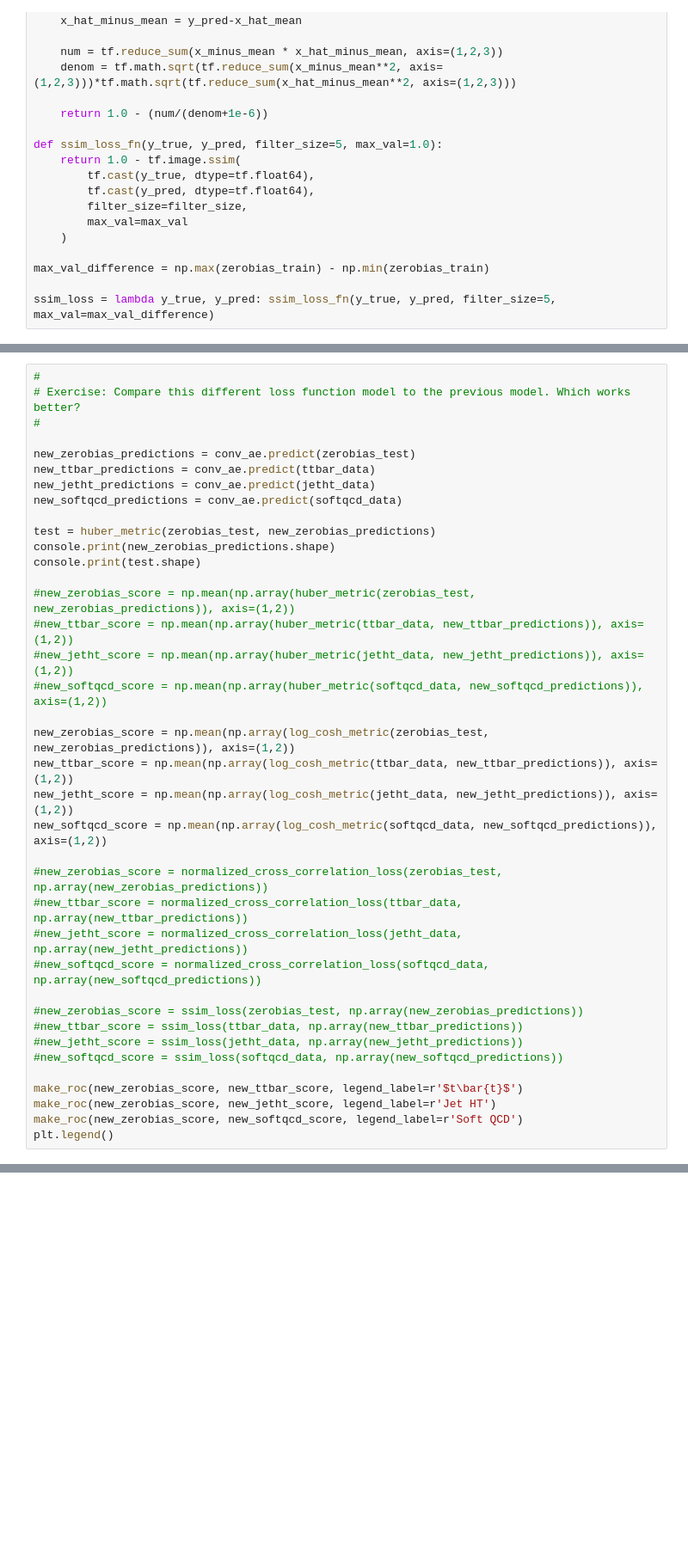
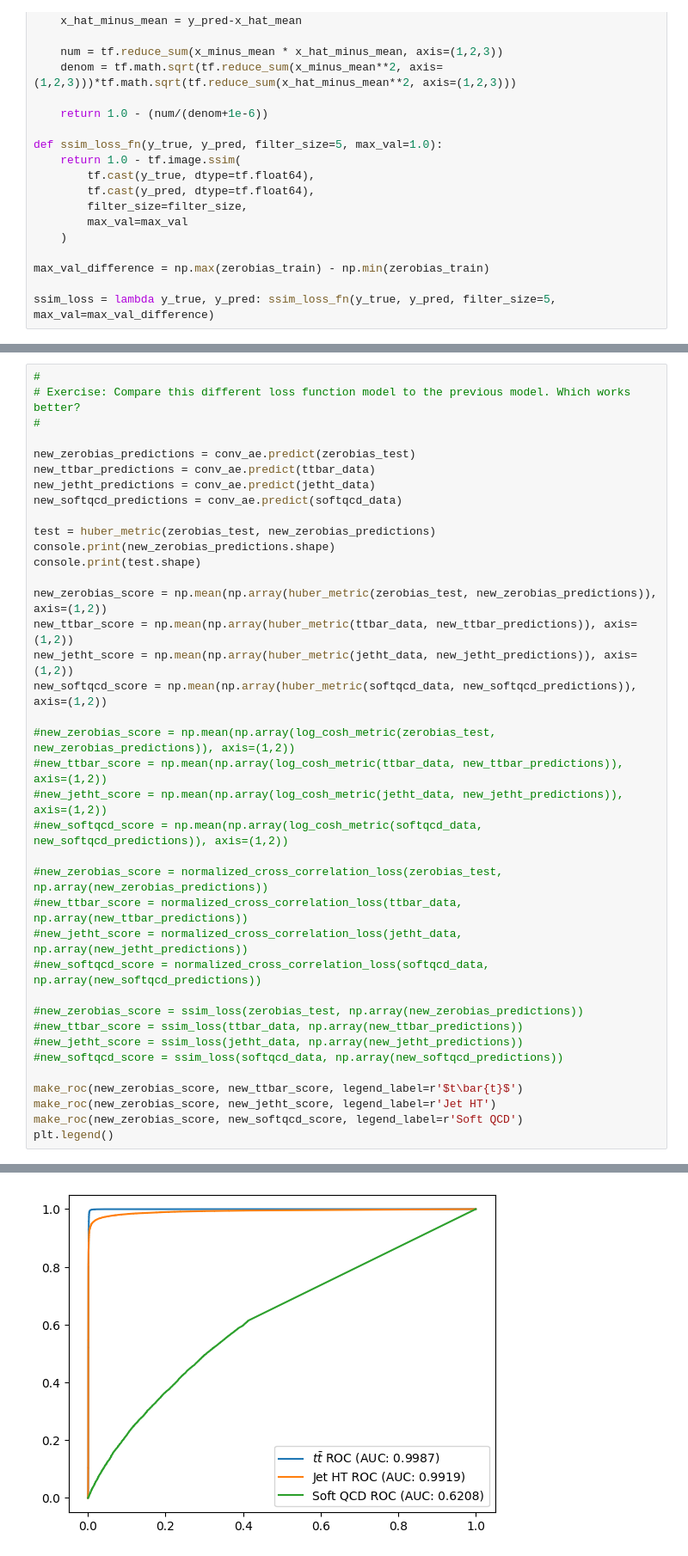
Before and after one commit to aloeliger/CMS_OpenData_Exercises, a Jupyter notebook: More_Advanced_AD.ipynb, the cells around one changed output, grey strips where cells are left out. Shown at 86% size. Cells and saved outputs as stored; diff of their text form; blank space fills up the shorter version.

```diff
--- a/More_Advanced_AD.ipynb
+++ b/More_Advanced_AD.ipynb
@@ -506,15 +494,15 @@ test = huber_metric(zerobias_test, new_zerobias_predictions)
 console.print(new_zerobias_predictions.shape)
 console.print(test.shape)
 
-#new_zerobias_score = np.mean(np.array(huber_metric(zerobias_test, new_zerobias_predictions)), axis=(1,2))
-#new_ttbar_score = np.mean(np.array(huber_metric(ttbar_data, new_ttbar_predictions)), axis=(1,2))
-#new_jetht_score = np.mean(np.array(huber_metric(jetht_data, new_jetht_predictions)), axis=(1,2))
-#new_softqcd_score = np.mean(np.array(huber_metric(softqcd_data, new_softqcd_predictions)), axis=(1,2))
+new_zerobias_score = np.mean(np.array(huber_metric(zerobias_test, new_zerobias_predictions)), axis=(1,2))
+new_ttbar_score = np.mean(np.array(huber_metric(ttbar_data, new_ttbar_predictions)), axis=(1,2))
+new_jetht_score = np.mean(np.array(huber_metric(jetht_data, new_jetht_predictions)), axis=(1,2))
+new_softqcd_score = np.mean(np.array(huber_metric(softqcd_data, new_softqcd_predictions)), axis=(1,2))
 
-new_zerobias_score = np.mean(np.array(log_cosh_metric(zerobias_test, new_zerobias_predictions)), axis=(1,2))
-new_ttbar_score = np.mean(np.array(log_cosh_metric(ttbar_data, new_ttbar_predictions)), axis=(1,2))
-new_jetht_score = np.mean(np.array(log_cosh_metric(jetht_data, new_jetht_predictions)), axis=(1,2))
-new_softqcd_score = np.mean(np.array(log_cosh_metric(softqcd_data, new_softqcd_predictions)), axis=(1,2))
+#new_zerobias_score = np.mean(np.array(log_cosh_metric(zerobias_test, new_zerobias_predictions)), axis=(1,2))
+#new_ttbar_score = np.mean(np.array(log_cosh_metric(ttbar_data, new_ttbar_predictions)), axis=(1,2))
+#new_jetht_score = np.mean(np.array(log_cosh_metric(jetht_data, new_jetht_predictions)), axis=(1,2))
+#new_softqcd_score = np.mean(np.array(log_cosh_metric(softqcd_data, new_softqcd_predictions)), axis=(1,2))
 
 #new_zerobias_score = normalized_cross_correlation_loss(zerobias_test, np.array(new_zerobias_predictions))
 #new_ttbar_score = normalized_cross_correlation_loss(ttbar_data, np.array(new_ttbar_predictions))
@@ -538,3 +529,4 @@ plt.legend()
+[figure, added]
 # %% [markdown]
 ### Different Networks for Anomaly Detection: Generative Adversarial Networks
 Up to this point we have been focusing exclusively on different types of Autoencoder, because they form the most common and easiest to use idea in anomaly detection. They are not the only unsupervised technique in neural networks though, which means they are not the only technique in anomaly detection. The other big kind of network is the "Generative Adversarial Network". The idea goes like this: Generative Adversarial Networks actually use a pair of models, the first model is designed to take a bunch of noise/random numbers, and from this, it creates data that looks like the input dataset you are doing unsupervised learning on. The second model is a classifier, and its job is to judge whether the images it has gotten are genuinely from the dataset, or are fakes. The first model is trained to try and fool the second classifier model, the second classifier model is trained to try and find the genuine article and not get fooled.
```
Also changed, not shown: parts of 7 cells of this notebook, 2 other files.
